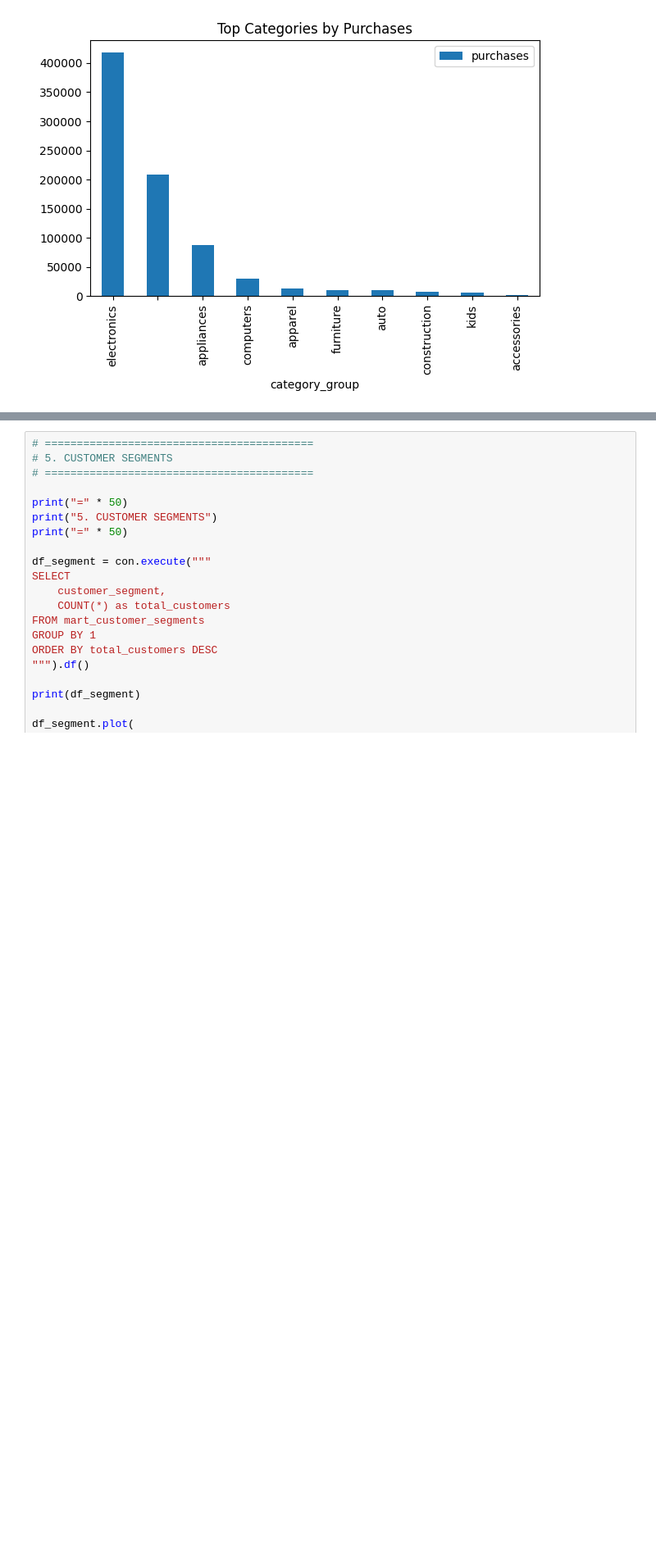
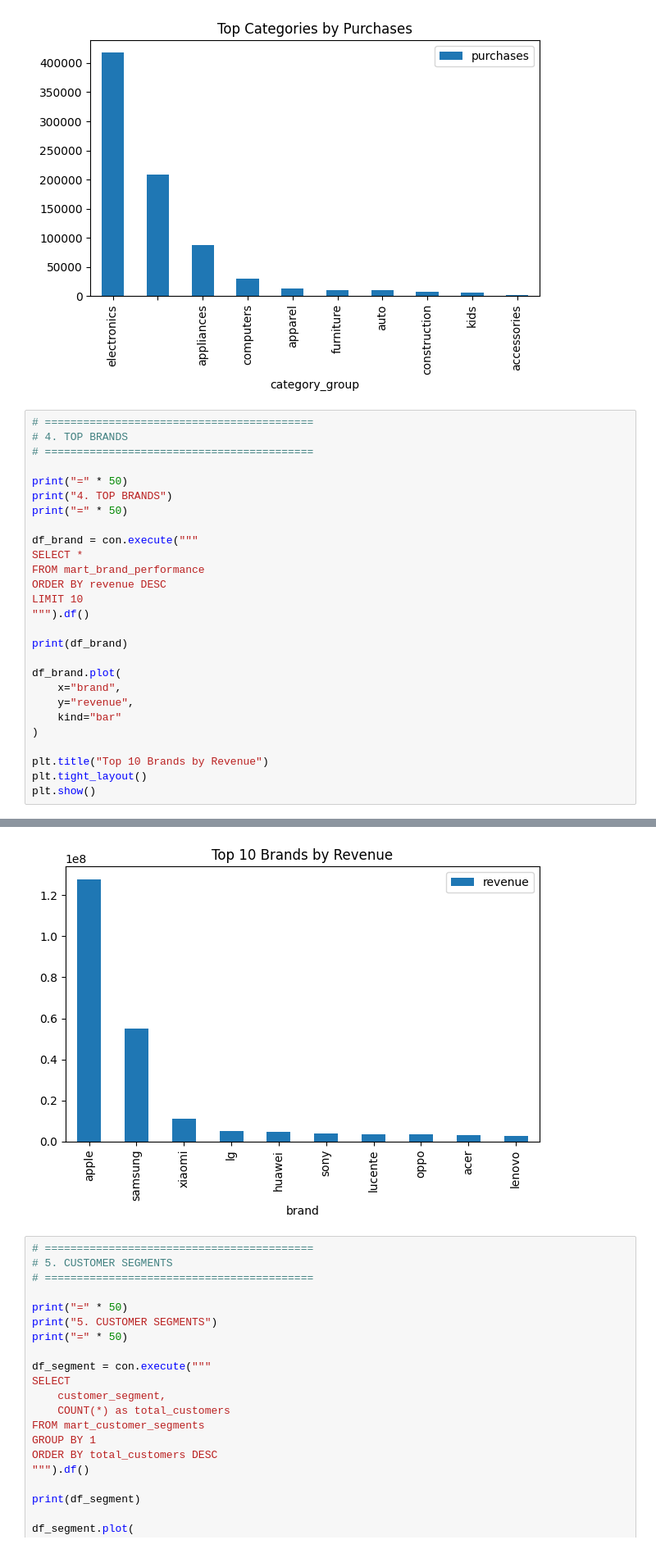
Before and after one commit to toan-byte/ecommerce-product-growth-causal-analytics, a Jupyter notebook: notebooks/02_exploratory_analysis.ipynb, the cells around one changed output, grey strips where cells are left out. Shown at 82% size. Saved outputs shown, nothing was run; the diff lists cells and outputs as text; blank space fills up the shorter version.

```diff
--- a/notebooks/02_exploratory_analysis.ipynb
+++ b/notebooks/02_exploratory_analysis.ipynb
@@ -146,3 +146,31 @@ plt.show()
 12     stationery      159.0     5192.0         0.030624
 13   country_yard       60.0     5884.0         0.010197
 [figure]
+# %%
+# ==========================================
+# 4. TOP BRANDS
+# ==========================================
+
+print("=" * 50)
+print("4. TOP BRANDS")
+print("=" * 50)
+
+df_brand = con.execute("""
+SELECT *
+FROM mart_brand_performance
+ORDER BY revenue DESC
+LIMIT 10
+""").df()
+
+print(df_brand)
+
+df_brand.plot(
+    x="brand",
+    y="revenue",
+    kind="bar"
+)
+
+plt.title("Top 10 Brands by Revenue")
+plt.tight_layout()
+plt.show()
+# %% [output]
@@ -149,3 +191,4 @@ plt.show()
+[figure, added]
 # %%
 # ==========================================
 # 5. CUSTOMER SEGMENTS
```
Also changed, not shown: parts of 4 cells of this notebook, 7 other files.
